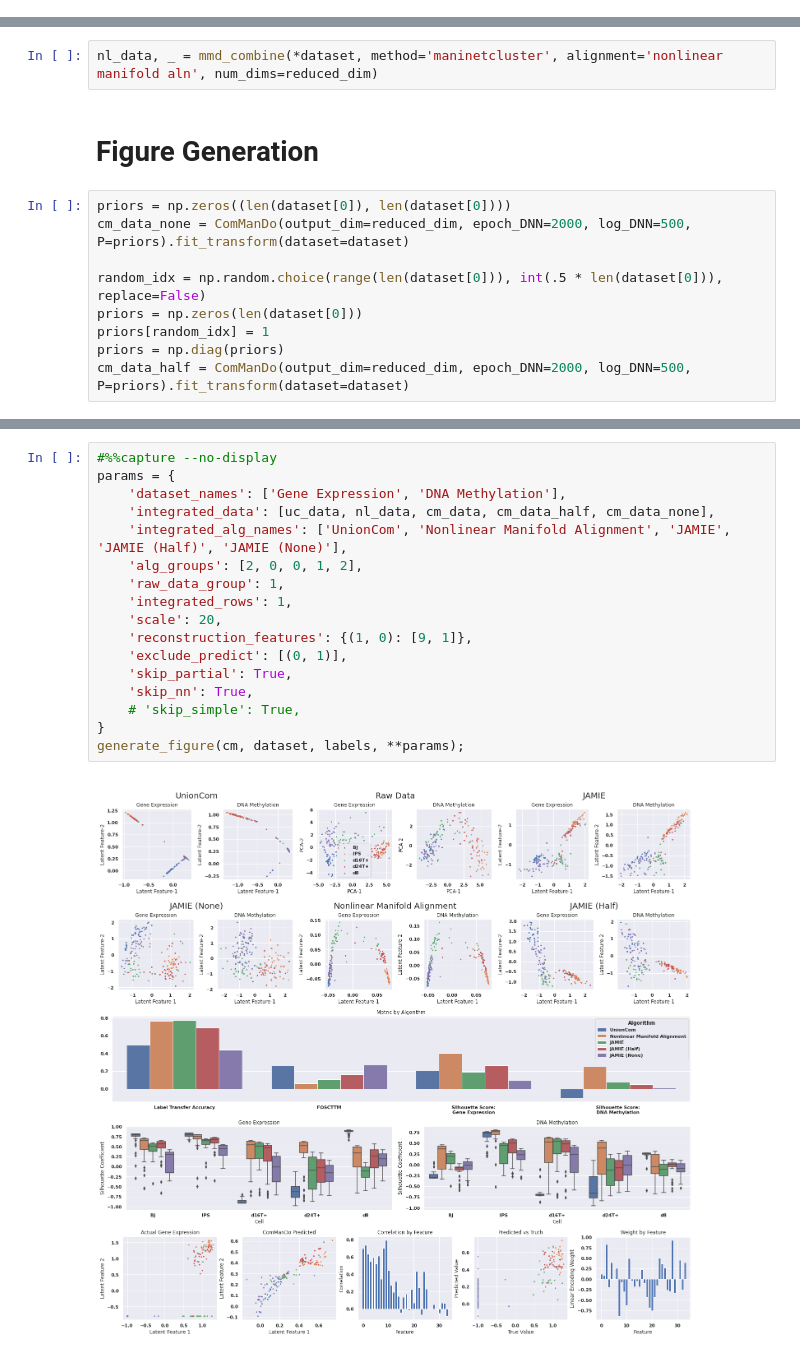
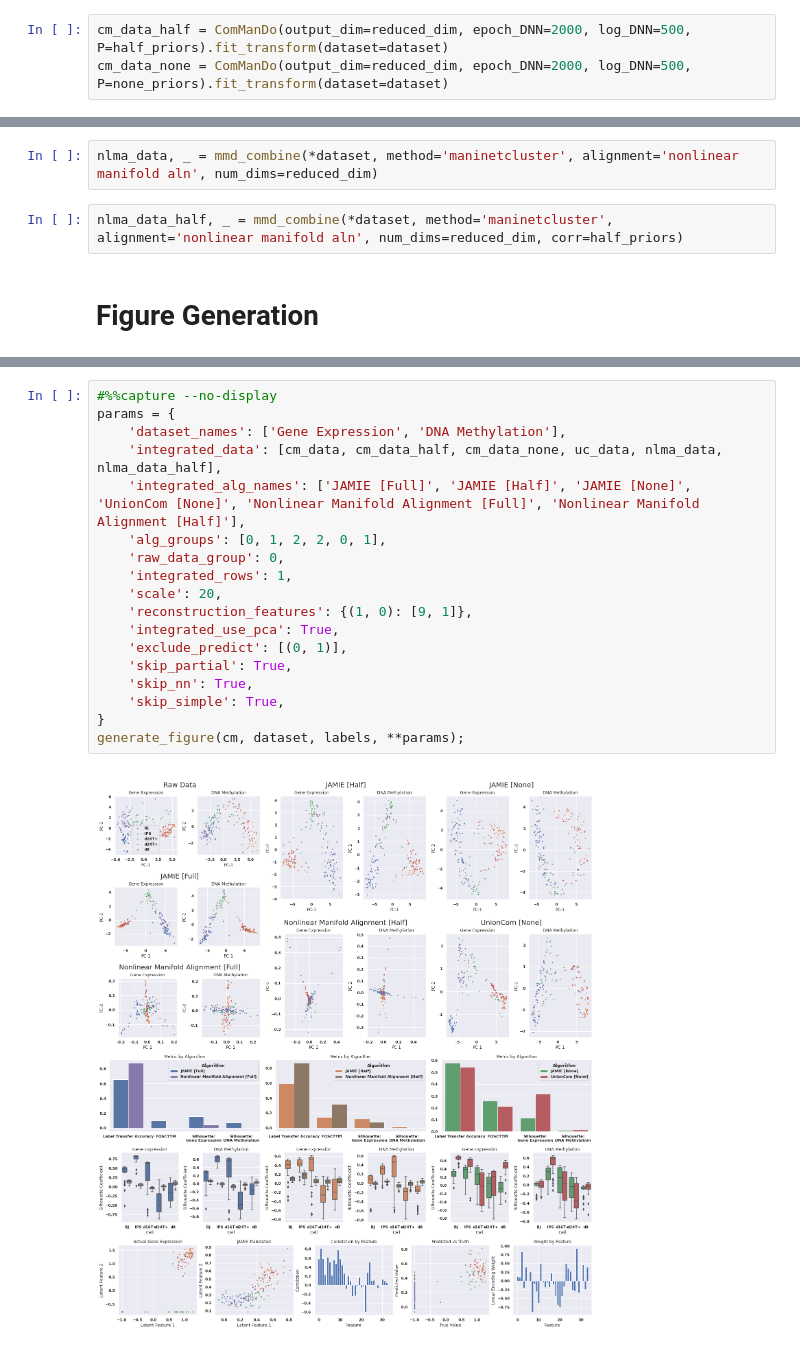
Before and after one commit to Oafish1/JAMIE, a Jupyter notebook: examples/general_analysis/scGEM.ipynb, the cells around one changed output, grey strips where cells are left out. Cells and saved outputs as stored; diff of their text form.

```diff
--- a/examples/general_analysis/scGEM.ipynb
+++ b/examples/general_analysis/scGEM.ipynb
@@ -67,0 +78,3 @@ Total: 20.542639231000067
+# %%
+cm_data_half = ComManDo(output_dim=reduced_dim, epoch_DNN=2000, log_DNN=500, P=half_priors).fit_transform(dataset=dataset)
+cm_data_none = ComManDo(output_dim=reduced_dim, epoch_DNN=2000, log_DNN=500, P=none_priors).fit_transform(dataset=dataset)
@@ -91,15 +122,8 @@ Total: 4.704520267999214
 # %% [markdown]
 # Nonlinear Manifold Alignment
 # %%
-nl_data, _ = mmd_combine(*dataset, method='maninetcluster', alignment='nonlinear manifold aln', num_dims=reduced_dim)
+nlma_data, _ = mmd_combine(*dataset, method='maninetcluster', alignment='nonlinear manifold aln', num_dims=reduced_dim)
+# %%
+nlma_data_half, _ = mmd_combine(*dataset, method='maninetcluster', alignment='nonlinear manifold aln', num_dims=reduced_dim, corr=half_priors)
 # %% [markdown]
 # Figure Generation
-# %%
-priors = np.zeros((len(dataset[0]), len(dataset[0])))
-cm_data_none = ComManDo(output_dim=reduced_dim, epoch_DNN=2000, log_DNN=500, P=priors).fit_transform(dataset=dataset)
-
-random_idx = np.random.choice(range(len(dataset[0])), int(.5 * len(dataset[0])), replace=False)
-priors = np.zeros(len(dataset[0]))
-priors[random_idx] = 1
-priors = np.diag(priors)
-cm_data_half = ComManDo(output_dim=reduced_dim, epoch_DNN=2000, log_DNN=500, P=priors).fit_transform(dataset=dataset)
@@ -124,19 +130,20 @@ Total: 20.429644042999826
 # %%
 #%%capture --no-display
 params = {
     'dataset_names': ['Gene Expression', 'DNA Methylation'],
-    'integrated_data': [uc_data, nl_data, cm_data, cm_data_half, cm_data_none],
-    'integrated_alg_names': ['UnionCom', 'Nonlinear Manifold Alignment', 'JAMIE', 'JAMIE (Half)', 'JAMIE (None)'],
-    'alg_groups': [2, 0, 0, 1, 2],
-    'raw_data_group': 1,
+    'integrated_data': [cm_data, cm_data_half, cm_data_none, uc_data, nlma_data, nlma_data_half],
+    'integrated_alg_names': ['JAMIE [Full]', 'JAMIE [Half]', 'JAMIE [None]', 'UnionCom [None]', 'Nonlinear Manifold Alignment [Full]', 'Nonlinear Manifold Alignment [Half]'],
+    'alg_groups': [0, 1, 2, 2, 0, 1],
+    'raw_data_group': 0,
     'integrated_rows': 1,
     'scale': 20,
     'reconstruction_features': {(1, 0): [9, 1]},
+    'integrated_use_pca': True,
     'exclude_predict': [(0, 1)],
     'skip_partial': True,
     'skip_nn': True,
-    # 'skip_simple': True,
+    'skip_simple': True,
 }
 generate_figure(cm, dataset, labels, **params);
 # %% [output]
-[figure, old version]
+[figure, new version]
```
Also changed, not shown: parts of 7 cells of this notebook, 3 other files.
